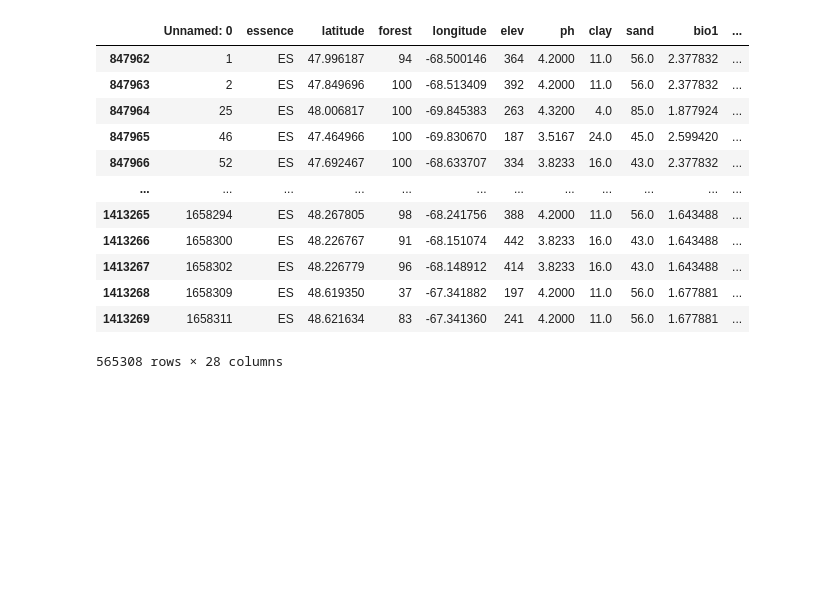
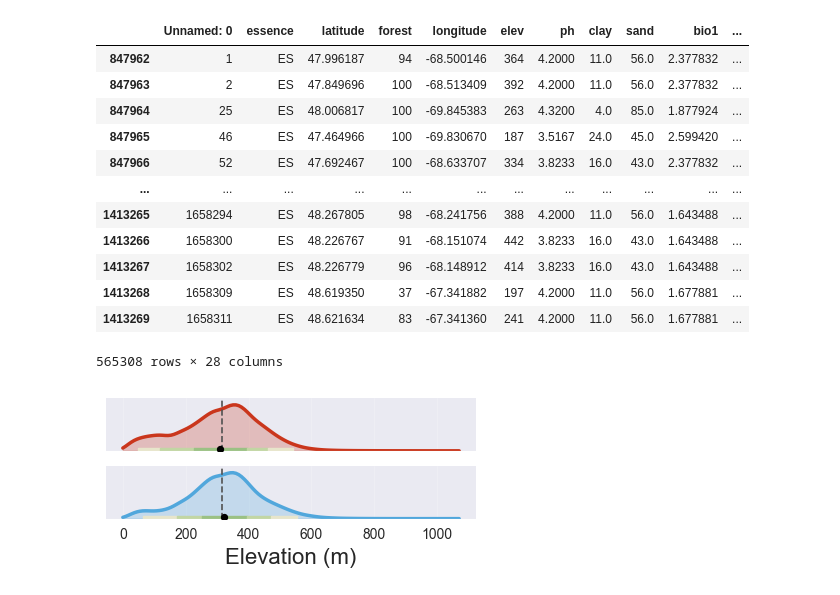
Before and after one commit to jorgelizarazo94/Maple_Quebecois, a Jupyter notebook: Maples_split.ipynb, the cells around one changed output. Cells and saved outputs as stored; diff of their text form; code cells hidden in the pictures; blank space fills up the shorter version.

```diff
--- a/Maples_split.ipynb
+++ b/Maples_split.ipynb
@@ -151,0 +154,90 @@ es_data.to_csv('data/db_sugar_maple.csv', index=False)
+# %%
+color_ES = '#51a7dc'   # Sugar maple
+color_EO = '#ca361c'   # Red maple
+darkgrey  = '#525252'
+
+# Paleta de fondo para cuantiles (tonos neutros)
+lowgreen  = '#E7E5CB'
+midgreen  = '#C2D6A4'
+darkgreen = '#9BC184'
+colors    = [lowgreen, midgreen, darkgreen, midgreen, lowgreen]
+
+# === CONFIGURACIÓN ===
+bins = 120
+sigma = 2.0
+xpad = 50
+y_scale = 1.15
+
+# === CARGAR DATAFRAME ===
+
+db = db.replace([np.inf, -np.inf], np.nan).dropna(subset=['essence','elev'])
+db = db[(db['elev'] >= 0) & (db['elev'] < 4000)]
+
+species_order = ['EO','ES']
+species_colors = {'EO': color_EO, 'ES': color_ES}
+labels_nice   = {'EO': 'Red maple (EO)', 'ES': 'Sugar maple (ES)'}
+
+# Eje X común
+xmin = max(0, db['elev'].min() - xpad)
+xmax = db['elev'].max() + xpad
+x    = np.linspace(xmin, xmax, bins)
+global_mean = db['elev'].mean()
+
+# === KDE suave (hist + convolución gaussiana) ===
+def smooth_density(values, x_grid, sigma_bins=2.0):
+    counts, _ = np.histogram(values, bins=len(x_grid),
+                             range=(x_grid.min(), x_grid.max()), density=True)
+    half = int(4*sigma_bins)
+    kx = np.arange(-half, half+1)
+    kernel = np.exp(-(kx**2)/(2*sigma_bins**2))
+    kernel /= kernel.sum()
+    smooth = np.convolve(counts, kernel, mode='same')
+    return smooth
+
+# === FIGURA ===
+fig, axs = plt.subplots(nrows=len(species_order), ncols=1, figsize=(4, 2), sharex=True)
+if len(species_order) == 1:
+    axs = [axs]
+
+for i, sp in enumerate(species_order):
+    ax = axs[i]
+    subset = db[db['essence'] == sp]
+    y = smooth_density(subset['elev'].values, x, sigma_bins=sigma)
+    y = y / (y.max() if y.max() > 0 else 1.0)
+
+    # Curva base
+    ax.plot(x, y, color=species_colors[sp], linewidth=2.5)
+    ax.fill_between(x, 0, y, color=species_colors[sp], alpha=0.25)
+
+    # Cuantiles
+    qs = np.percentile(subset['elev'], [2.5, 10, 25, 75, 90, 97.5])
+    band_y = 0.06
+    for j in range(len(qs) - 1):
+        ax.fill_between([qs[j], qs[j+1]], 0, band_y, color=colors[j], alpha=1.0)
+
+    # Medias
+    sp_mean = subset['elev'].mean()
+    ax.axvline(global_mean, color=darkgrey, linestyle='--', linewidth=1.2)
+    ax.scatter([sp_mean], [band_y/2], color='black', s=18, zorder=4)
+
+    # Etiquetas
+#    ax.text(xmin + (xmax-xmin)*0.01, 0.92, labels_nice.get(sp, sp),
+#            ha='left', va='center', fontsize=11, color=darkgrey)
+ #   ax.text(xmin + (xmax-xmin)*0.01, 0.78, f"n = {len(subset):,}",
+  #          ha='left', va='center', fontsize=9, color=darkgrey)
+
+    # Limpieza
+    ax.set_ylim(0, y_scale)
+    ax.set_yticks([])
+    ax.spines[['left','top','right']].set_visible(False)
+    ax.grid(axis='x', alpha=0.2)
+
+# Eje X y leyendas
+axs[-1].set_xlabel('Elevation (m)', fontsize=16)
+#fig.text(0.60, 0.75, '— Global mean', ha='left', va='center', fontsize=12, color=darkgrey)
+#fig.text(0.60, 0.85,'● Species mean', ha='left', va='center', fontsize=12, color=darkgrey)
+
+plt.tight_layout()
+plt.show()
+# %% [output]
+[figure, added]
```
Also changed, not shown: parts of 18 cells of this notebook.
